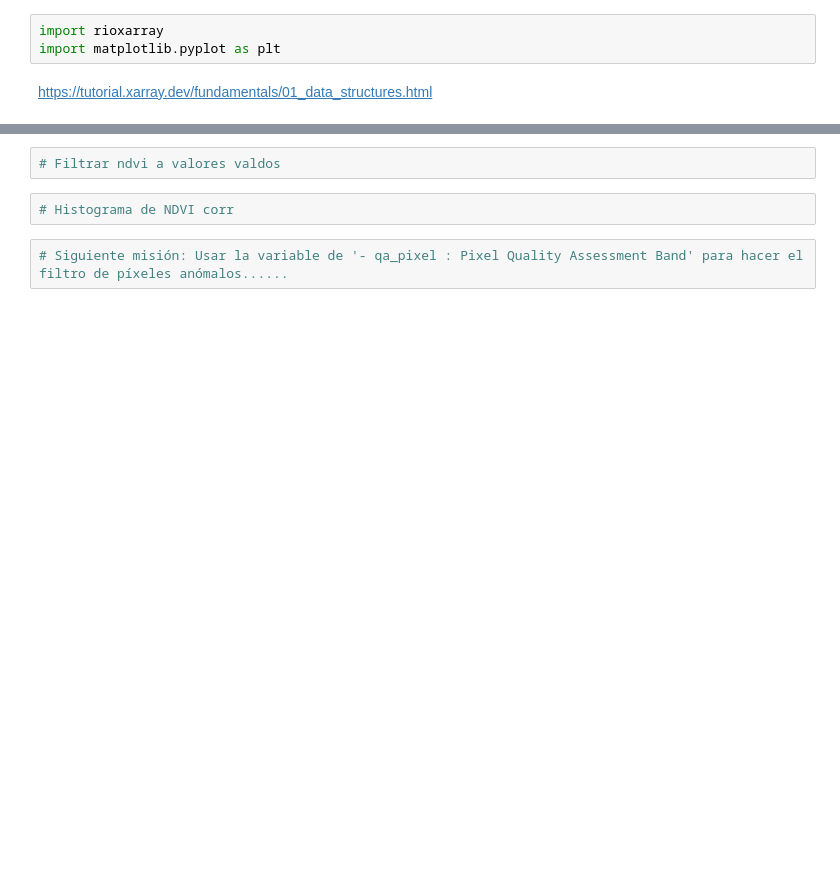
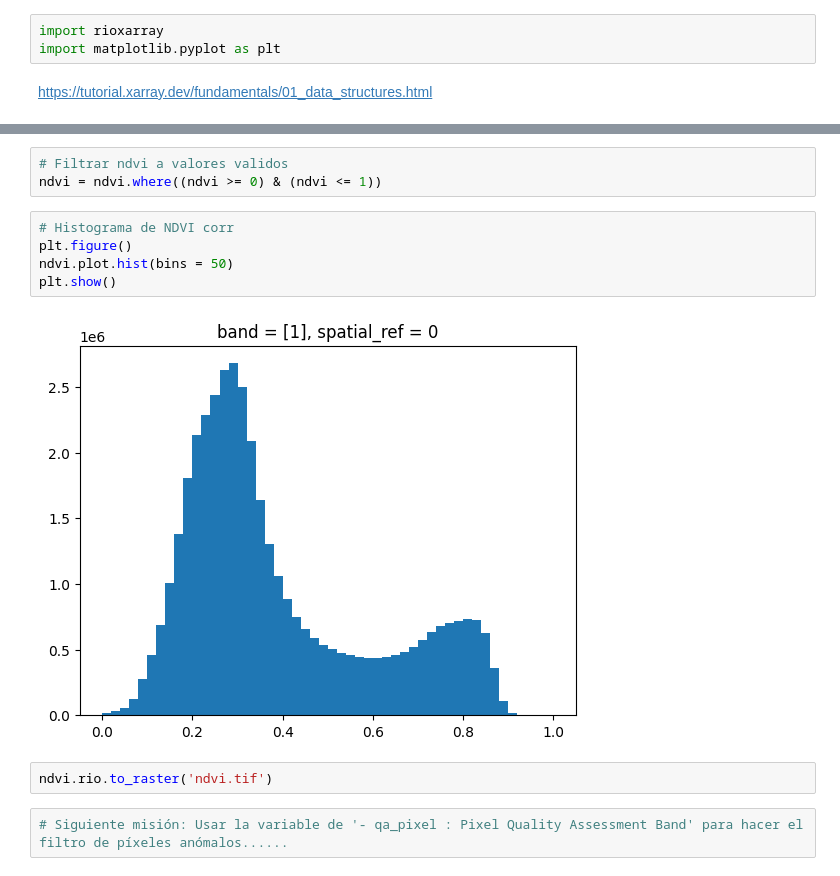
Before and after one commit to colvertG/curso_python_geo, a Jupyter notebook: 04_procesamiento_datos_raster_colvert.ipynb, the cells around one changed output, grey strips where cells are left out. Drawn from its saved outputs; the diff is of its cells as text; blank space fills up the shorter version.

```diff
--- a/04_procesamiento_datos_raster_colvert.ipynb
+++ b/04_procesamiento_datos_raster_colvert.ipynb
@@ -210,6 +377,14 @@ https://tutorial.xarray.dev/fundamentals/01_data_structures.html
 # %%
-# Filtrar ndvi a valores valdos
+# Filtrar ndvi a valores validos
+ndvi = ndvi.where((ndvi >= 0) & (ndvi <= 1))
 # %%
 # Histograma de NDVI corr
+plt.figure()
+ndvi.plot.hist(bins = 50)
+plt.show()
+# %% [output]
+[figure, added]
+# %%
+ndvi.rio.to_raster('ndvi.tif')
 # %%
 # Siguiente misión: Usar la variable de '- qa_pixel : Pixel Quality Assessment Band' para hacer el filtro de píxeles anómalos......
```
Also changed, not shown: parts of 35 cells of this notebook, 1 other file.
